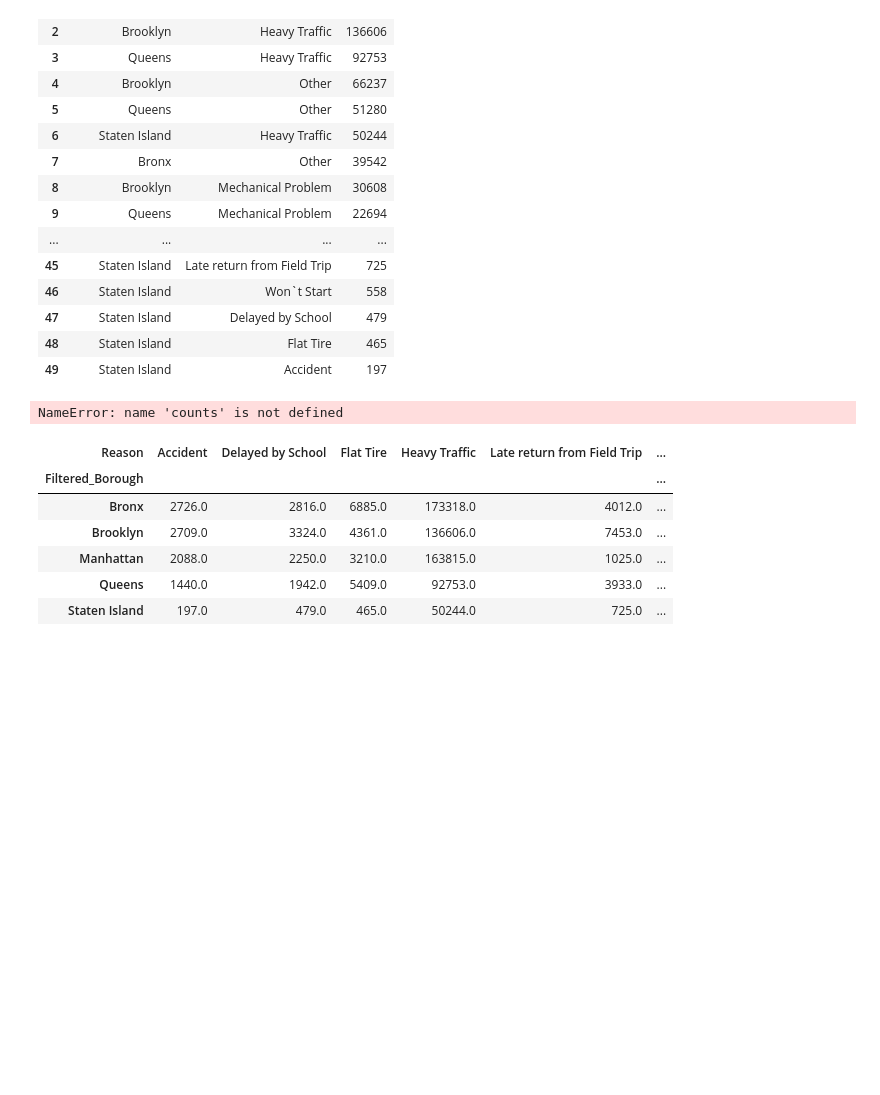
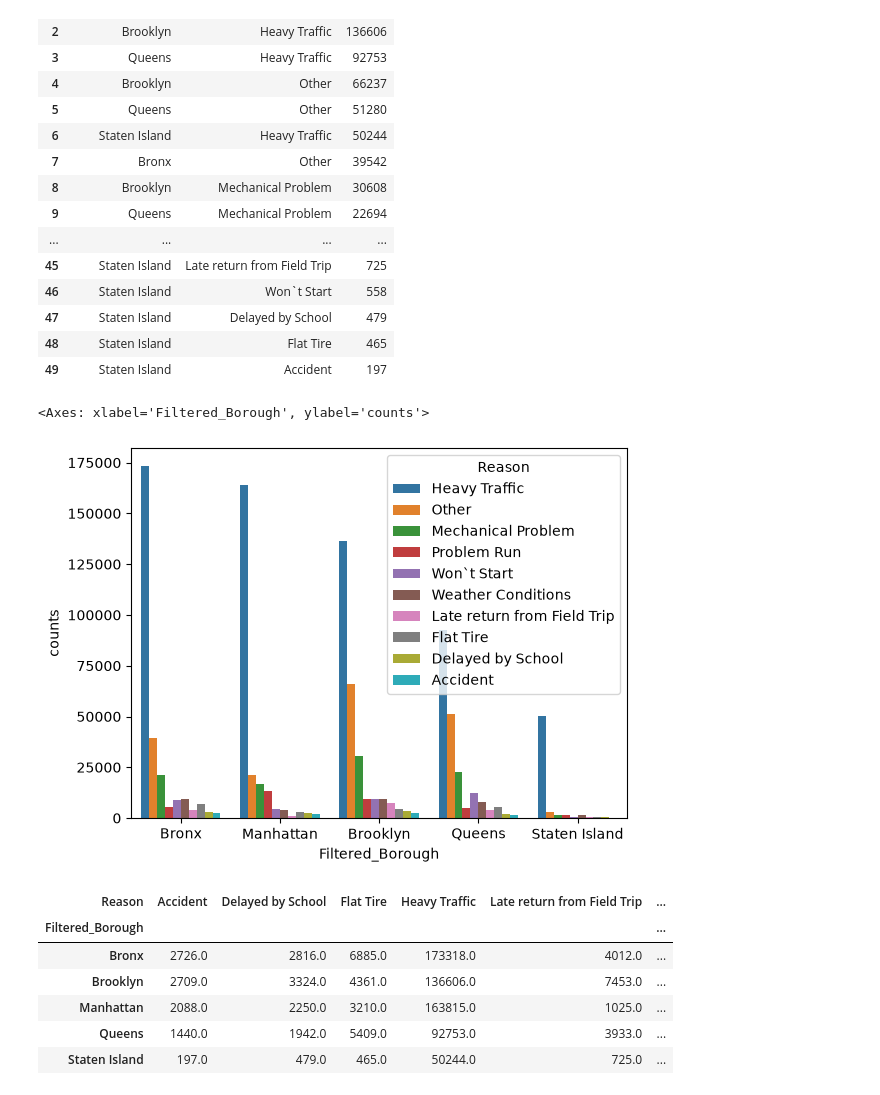
Before and after one commit to samnramos/bus-breakdown-and-delays-data, a Jupyter notebook: bus_breakdown.ipynb, the cells around one changed output. Cells and saved outputs as stored; diff of their text form; code cells hidden in the pictures; blank space fills up the shorter version.

Commit message:
added barplot graph

```diff
--- a/bus_breakdown.ipynb
+++ b/bus_breakdown.ipynb
@@ -201,14 +202,15 @@ counts_table
 | 48 | Staten Island | Flat Tire | 465 |
 | 49 | Staten Island | Accident | 197 |
 # %%
-sns.countplot(
-    data = counts,
-    x = "Filtered_Borough",
-    hue = "Reason",
-    order = counts["Filtered_Borough"].value_counts().index,
+sns.barplot(
+    data = counts_table,
+    x = 'Filtered_Borough',
+    y = 'counts',
+    hue = 'Reason'
 )
 # %% [output]
-NameError: name 'counts' is not defined
+<Axes: xlabel='Filtered_Borough', ylabel='counts'>
+[figure, added]
 # %%
 table = counts_table.pivot_table(
     index = "Filtered_Borough",
```
Also changed, not shown: parts of 2 cells of this notebook.
